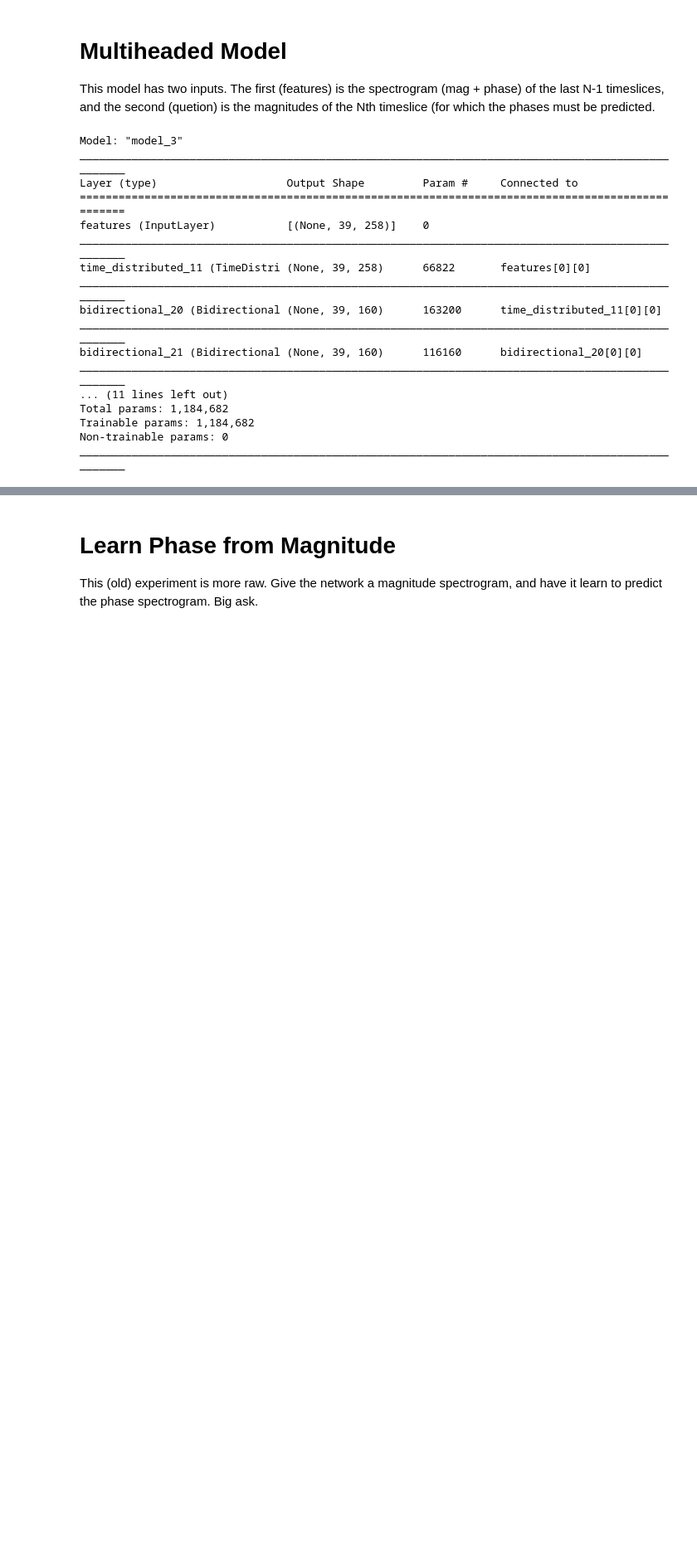
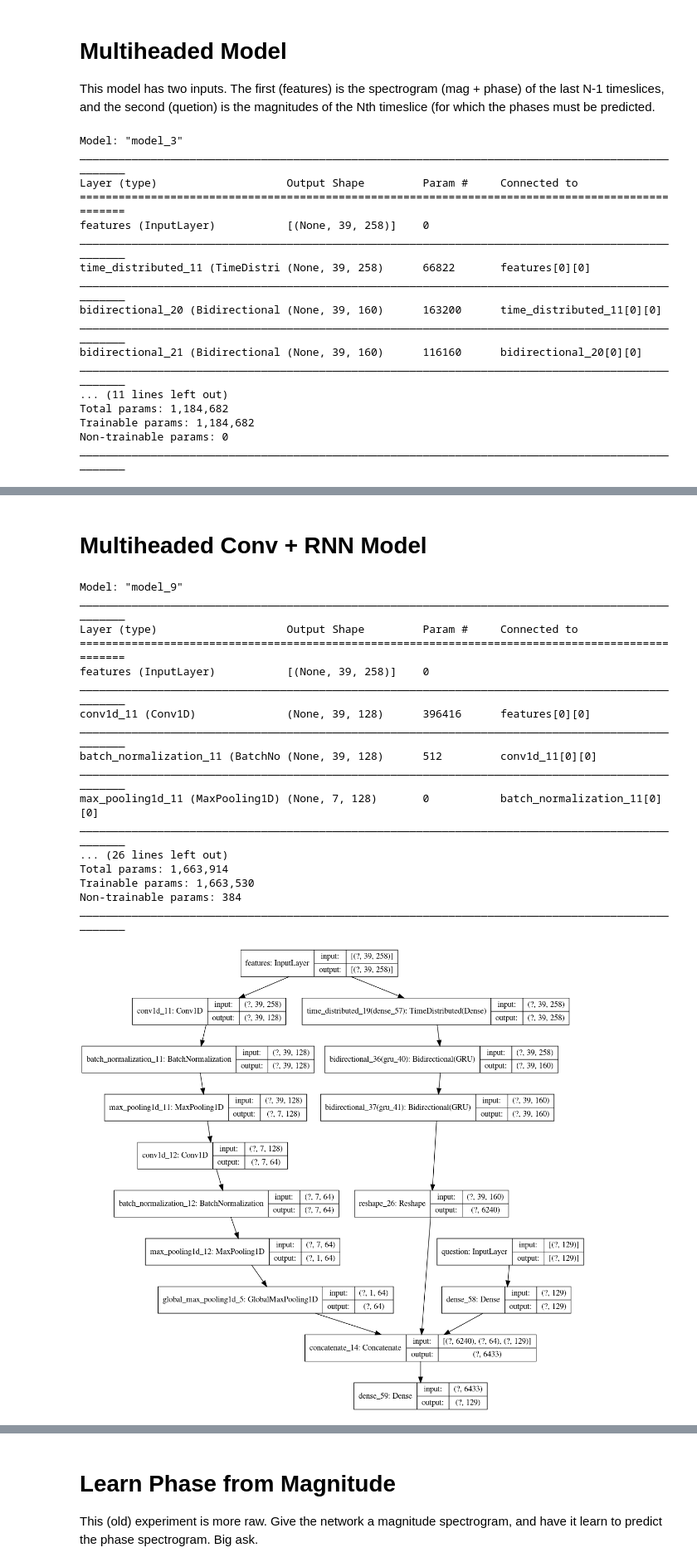
Before and after one commit to 0xfe/deepears, a Jupyter notebook: Phase_Reconstruction.ipynb, the cells around one changed output, grey strips where cells are left out. Shown at 83% size. Saved outputs shown, nothing was run; the diff lists cells and outputs as text; code cells hidden in the pictures; blank space fills up the shorter version.

Commit message:
Add Conv1D + RNN multiheaded model

```diff
--- a/Phase_Reconstruction.ipynb
+++ b/Phase_Reconstruction.ipynb
@@ -181,7 +181,7 @@ import os
 from skimage import util
 
 dir_name = 'samples'
-num_files = 400
+num_files = 1000
 length = 40
 config = DefaultConfig
 print("config: rows: %d, cols %d" % (config.rows, config.cols))
@@ -459,3 +483,58 @@ ________________________________________________________________________________
+# %% [markdown]
+# Multiheaded Conv + RNN Model
+# %%
+import tensorflow as tf
+from tensorflow.keras import layers
+from tensorflow.keras.utils import plot_model
+
+feature_input = layers.Input(shape=(rows - 1, cols), name='features')
+question_input = layers.Input(shape=(cols // 2), name='question')
+
+feature_layers = layers.TimeDistributed(layers.Dense(cols))(feature_input)
+feature_layers = layers.Bidirectional(layers.GRU(rows * 2, dropout=0.2, recurrent_dropout=0.2, activation="relu", return_sequences=True))(feature_layers)
+feature_layers = layers.Bidirectional(layers.GRU(rows * 2, dropout=0.2, recurrent_dropout=0.2, activation="relu", return_sequences=True))(feature_layers)
+feature_layers = layers.Reshape(((rows - 1) * 160,))(feature_layers)
+
+conv_layers = layers.Conv1D(128, 12, padding="same", activation='relu')(feature_input)
+conv_layers = layers.BatchNormalization()(conv_layers)
+conv_layers = layers.MaxPooling1D(pool_size=5)(conv_layers)
+conv_layers = layers.Conv1D(64, 9, padding="same", activation='relu')(conv_layers)
+conv_layers = layers.BatchNormalization()(conv_layers)
+conv_layers = layers.MaxPooling1D(pool_size=5)(conv_layers)
+conv_layers = layers.GlobalMaxPooling1D()(conv_layers)
+
+question_layers = layers.Dense(ys.shape[1])(question_input)
+
+concatenated = layers.concatenate([feature_layers, conv_layers, question_layers])
+answer = layers.Dense(ys.shape[1])(concatenated)
+
+model = tf.keras.models.Model([feature_input, question_input], answer)
+model.summary()
+
+plot_model(model, to_file="model.png", show_shapes=True, show_layer_names=True)
+display.display(display.Image("model.png"))
+
+optimizer = tf.keras.optimizers.Adam(amsgrad=True)
+model.compile(loss='mean_squared_error', optimizer=optimizer)
+# %% [output]
+Model: "model_9"
+__________________________________________________________________________________________________
+Layer (type)                    Output Shape         Param #     Connected to
+==================================================================================================
+features (InputLayer)           [(None, 39, 258)]    0
+__________________________________________________________________________________________________
+conv1d_11 (Conv1D)              (None, 39, 128)      396416      features[0][0]
+__________________________________________________________________________________________________
+batch_normalization_11 (BatchNo (None, 39, 128)      512         conv1d_11[0][0]
+__________________________________________________________________________________________________
+max_pooling1d_11 (MaxPooling1D) (None, 7, 128)       0           batch_normalization_11[0][0]
+__________________________________________________________________________________________________
+... (26 lines left out)
+Total params: 1,663,914
+Trainable params: 1,663,530
+Non-trainable params: 384
+__________________________________________________________________________________________________
+[figure, added]
 # %%
 # Note the multipe inputs here. The first input is the spectrogram, excluding the very last
 # time window. The second input is the magnitudes for the single (question) timeslice. The
```
Also changed, not shown: parts of 3 cells of this notebook.
